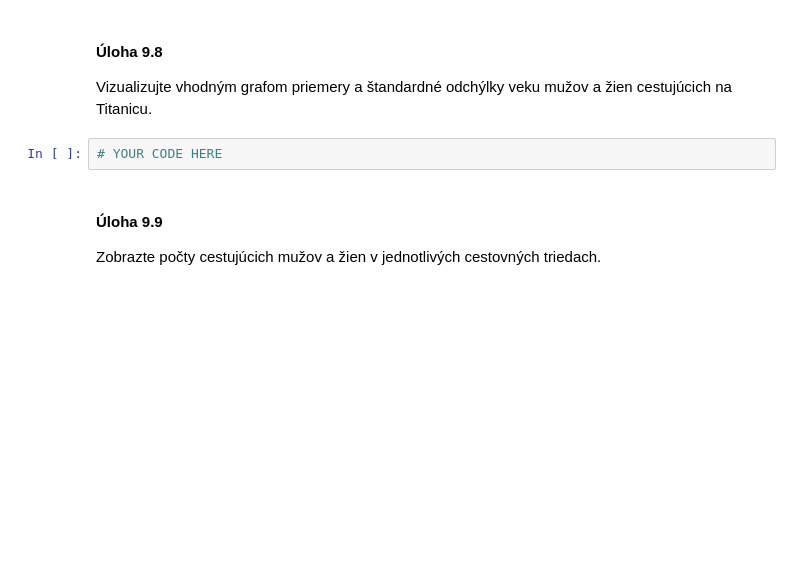
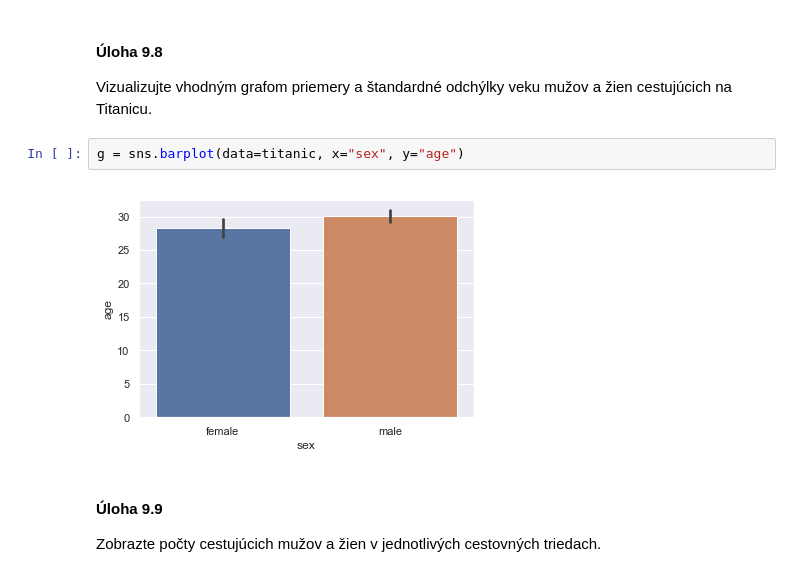
Before and after one commit to Konkolova/WDA, a Jupyter notebook: 9/notebooks/titanic2.ipynb, the cells around one changed output. Saved outputs shown, nothing was run; the diff lists cells and outputs as text; blank space fills up the shorter version.

```diff
--- a/9/notebooks/titanic2.ipynb
+++ b/9/notebooks/titanic2.ipynb
@@ -65,8 +65,10 @@ g = sns.countplot(x = 'sex', data = titanic)
 #### Úloha 9.8
 
 Vizualizujte vhodným grafom priemery a štandardné odchýlky veku mužov a žien cestujúcich na Titanicu.
-# %%
-# YOUR CODE HERE
+# %%
+g = sns.barplot(data=titanic, x="sex", y="age")
+# %% [output]
+[figure, added]
 # %% [markdown]
 #### Úloha 9.9
 
```
Also changed, not shown: parts of 12 cells of this notebook, 5 other files.
